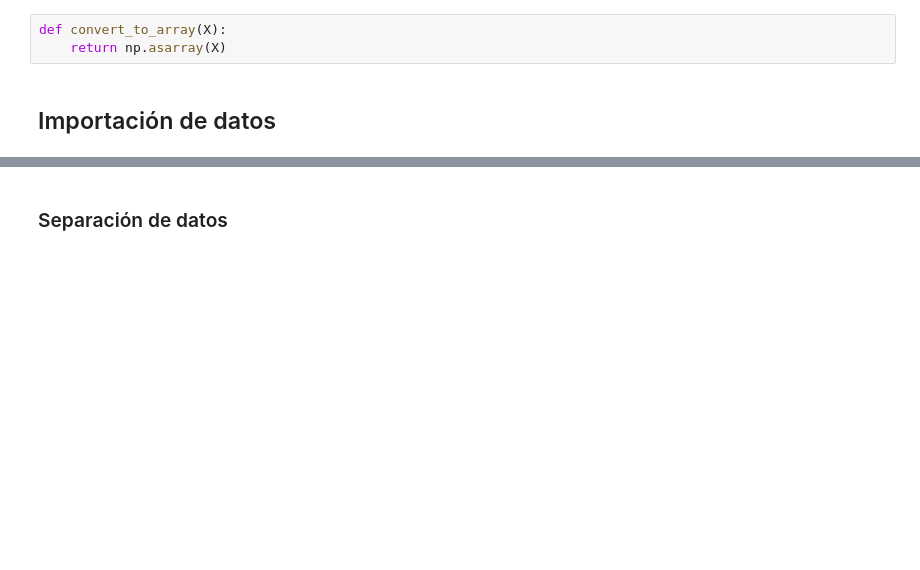
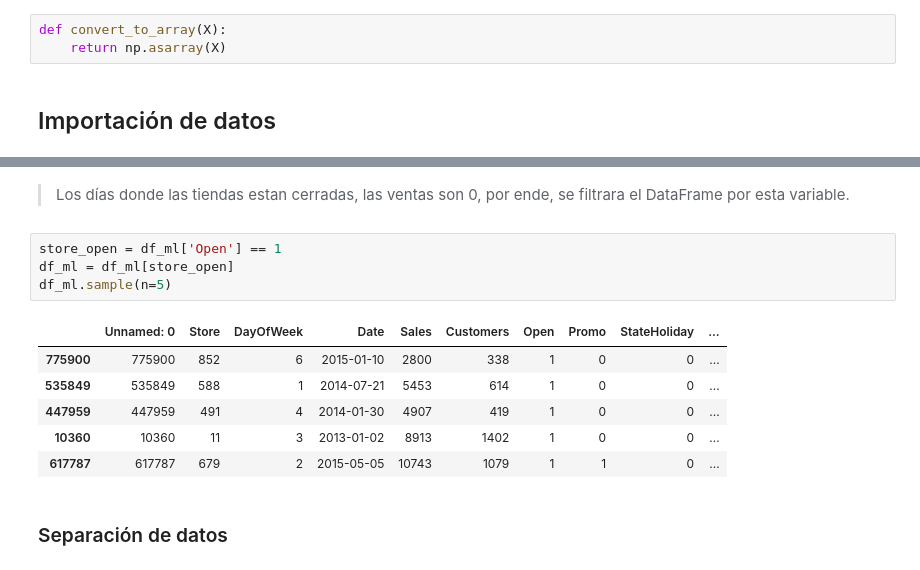
Before and after one commit to ianCristianAriel/2026-forecasting-ventas, a Jupyter notebook: notebooks/3_machine_learning.ipynb, the cells around one changed output, grey strips where cells are left out. Cells and saved outputs as stored; diff of their text form; blank space fills up the shorter version.

```diff
--- a/notebooks/3_machine_learning.ipynb
+++ b/notebooks/3_machine_learning.ipynb
@@ -143,3 +133,16 @@ df_ml.sample(5)
+# %% [markdown]
+> Los días donde las tiendas estan cerradas, las ventas son 0, por ende, se filtrara el DataFrame por esta variable.
+# %%
+store_open = df_ml['Open'] == 1
+df_ml = df_ml[store_open]
+df_ml.sample(n=5)
+# %% [output]
+|  | Unnamed: 0 | Store | DayOfWeek | Date | Sales | Customers | Open | Promo | StateHoliday | ... |
+| 775900 | 775900 | 852 | 6 | 2015-01-10 | 2800 | 338 | 1 | 0 | 0 | ... |
+| 535849 | 535849 | 588 | 1 | 2014-07-21 | 5453 | 614 | 1 | 0 | 0 | ... |
+| 447959 | 447959 | 491 | 4 | 2014-01-30 | 4907 | 419 | 1 | 0 | 0 | ... |
+| 10360 | 10360 | 11 | 3 | 2013-01-02 | 8913 | 1402 | 1 | 0 | 0 | ... |
+| 617787 | 617787 | 679 | 2 | 2015-05-05 | 10743 | 1079 | 1 | 1 | 0 | ... |
 # %% [markdown]
 ### Separación de datos
 # %%
```
Also changed, not shown: parts of 95 cells of this notebook, 7 other files.
